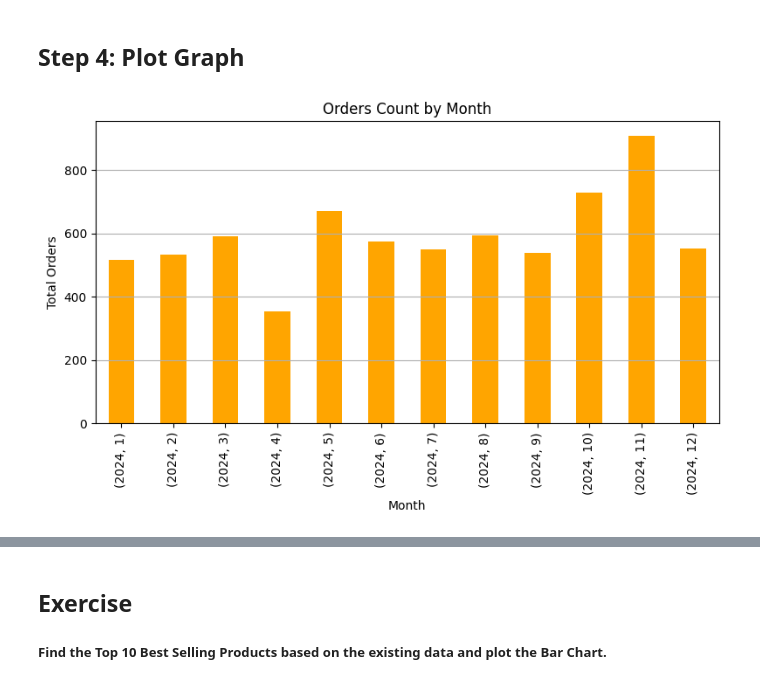
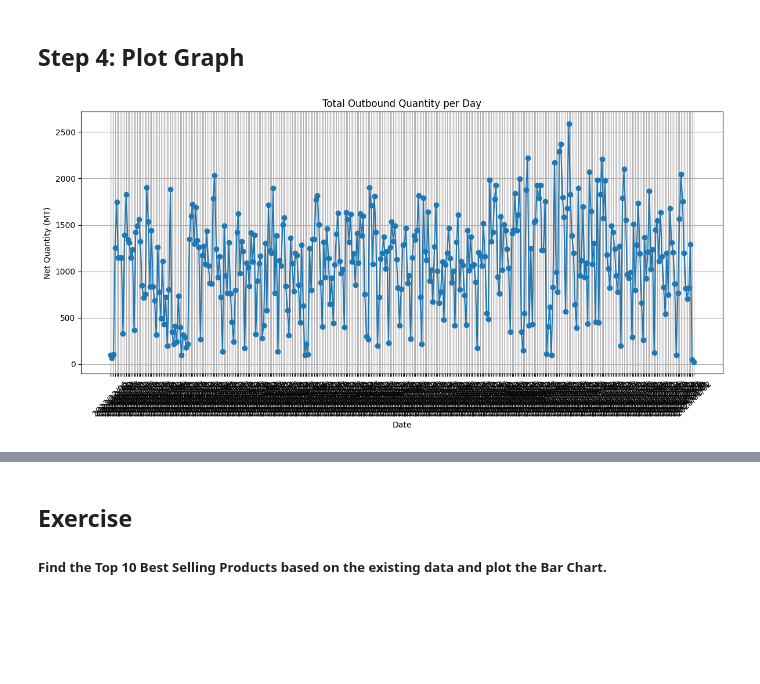
Before and after one commit to KatieMarsh/EM_Bootcathon2025, a Jupyter notebook: EDA.ipynb, the cells around one changed output, grey strips where cells are left out. Cells and saved outputs as stored; diff of their text form; code cells hidden in the pictures; blank space fills up the shorter version.

Commit message:
Per day graphs for inbound and outbound

```diff
--- a/EDA.ipynb
+++ b/EDA.ipynb
@@ -293,12 +301,14 @@ array(['SCRAP', 'SCRAP-4170', 'SCRAP-6113', 'SCRAP-6946', 'SCRAP-4561',
-# %%
-# === Plot 3: Sales by Month ===
-orders_agg_df['total_orders'].plot(kind='bar', color='orange', figsize=(8, 5))
-plt.title("Orders Count by Month")
-plt.xlabel("Month")
-plt.ylabel("Total Orders")
-plt.grid(axis='y')
-plt.tight_layout()
-plt.savefig('image\\Orders_Count_by_Month.png')
-plt.show()
-# %% [output]
-[figure, removed]
+# %%
+# Outbound per day
+outbound_daily = outbound_df.groupby('DATE')['NET_QUANTITY_MT'].sum().reset_index()
+plt.figure(figsize=(12, 6))
+plt.plot(outbound_daily['DATE'], outbound_daily['NET_QUANTITY_MT'], marker='o', linestyle='-')
+plt.title('Total Outbound Quantity per Day')
+plt.xlabel('Date')
+plt.ylabel('Net Quantity (MT)')
+plt.grid(True)
+plt.xticks(rotation=45)
+plt.tight_layout()
+plt.show()
+# %% [output]
+[figure, added]
```
Also changed, not shown: parts of 7 cells of this notebook.
